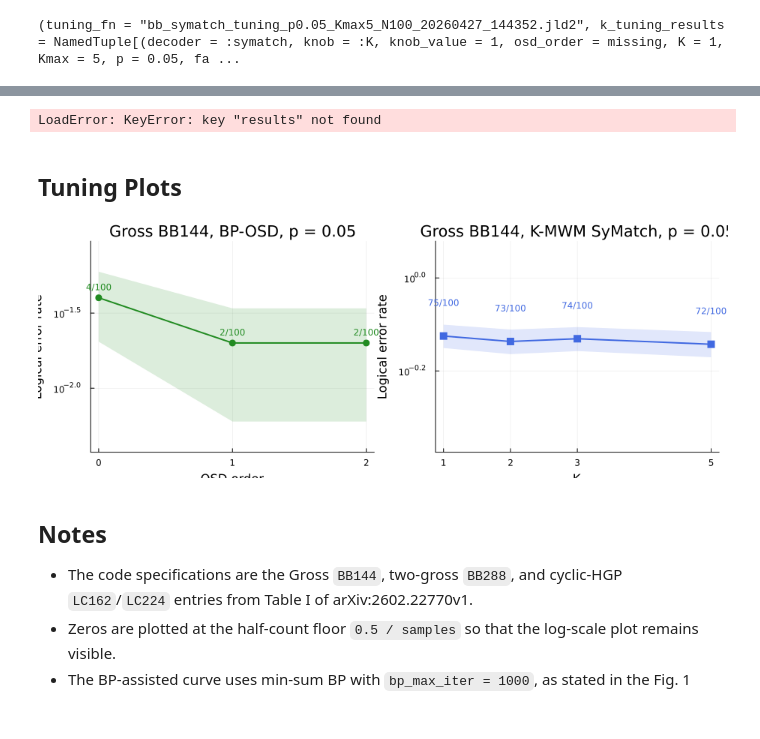
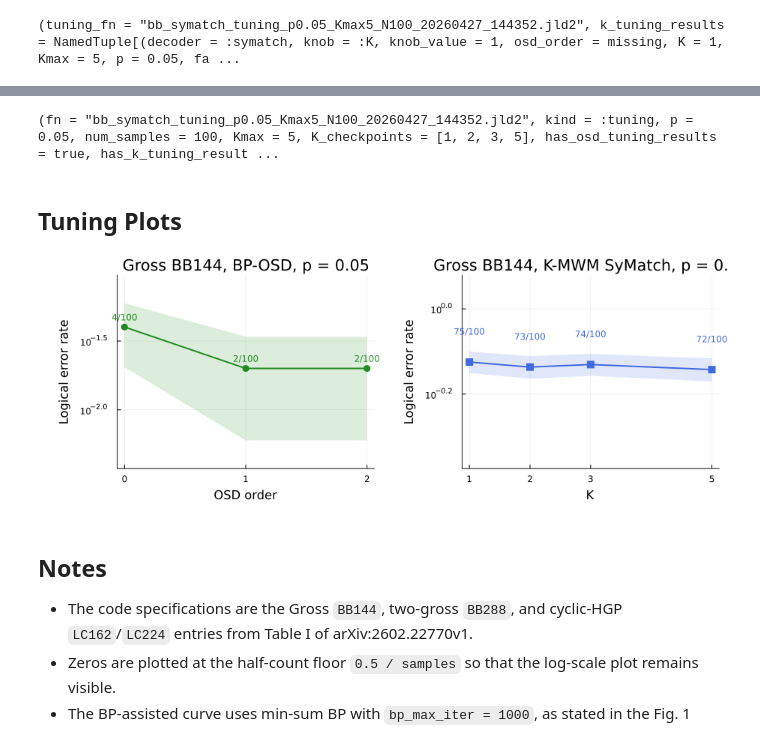
Before and after one commit to amazon-science/LatticeAlgorithms.jl, a Jupyter notebook: examples/tutorials/ldpc/bb_symatch_bitflip_mwms.ipynb, the cells around one changed output, grey strips where cells are left out. Drawn from its saved outputs; the diff is of its cells as text; code cells hidden in the pictures.

```diff
--- a/examples/tutorials/ldpc/bb_symatch_bitflip_mwms.ipynb
+++ b/examples/tutorials/ldpc/bb_symatch_bitflip_mwms.ipynb
@@ -1585,7 +1581,7 @@ fn = tuning_fn
 # %%
-# If you just ran the save cell above, `fn` already points at the fresh result.
-# Otherwise, set `fn` manually to a .jld2 generated after the paper-style symatch fix.
-fn = @isdefined(fn) ? fn : ""
+# If you just ran the K-sweep cell above, `tuning_fn` points at the fresh tuning result.
+# Otherwise, set `fn` manually to a corrected .jld2 result file.
+fn = @isdefined(fn) ? fn : (@isdefined(tuning_fn) ? tuning_fn : "")
 isempty(fn) && error("Set fn to a corrected .jld2 result file before loading saved data.")
 
 old_bad_fig1_files = Set([
@@ -1600,22 +1596,61 @@ if !isfile(fn)
 end
 
 loaded = load(fn)
-results = loaded["results"]
-prange = loaded["prange"]
-code_keys = [key for key in get(loaded, "code_keys", collect(keys(results))) if haskey(results, key)]
-decoders = get(loaded, "decoders", decoders)
-num_samples_each_core = get(loaded, "num_samples_each_core", missing)
-K = get(loaded, "K", missing)
-osd_order = get(loaded, "osd_order", missing)
-max_num_symmetries = get(loaded, "max_num_symmetries", missing)
-cylinder_direction = get(loaded, "cylinder_direction", missing)
-bp_max_iter = get(loaded, "bp_max_iter", missing)
-base_seed = get(loaded, "base_seed", missing)
-quick_smoke = get(loaded, "quick_smoke", missing)
+loaded_keys = sort(collect(keys(loaded)))
 
-(fn = fn, code_keys = code_keys, decoders = decoders, K = K, osd_order = osd_order, num_samples_each_core = num_samples_each_core)
+if haskey(loaded, "results")
+    results = loaded["results"]
+    prange = loaded["prange"]
+    code_keys = [key for key in get(loaded, "code_keys", collect(keys(results))) if haskey(results, key)]
+    decoders = haskey(loaded, "decoders") ? loaded["decoders"] : (isdefined(Main, :decoders) ? decoders : Symbol[])
+    num_samples_each_core = haskey(loaded, "num_samples_each_core") ? loaded["num_samples_each_core"] : missing
+    K = haskey(loaded, "K") ? loaded["K"] : missing
+    osd_order = haskey(loaded, "osd_order") ? loaded["osd_order"] : missing
+    max_num_symmetries = haskey(loaded, "max_num_symmetries") ? loaded["max_num_symmetries"] : missing
+    cylinder_direction = haskey(loaded, "cylinder_direction") ? loaded["cylinder_direction"] : missing
+    bp_max_iter = haskey(loaded, "bp_max_iter") ? loaded["bp_max_iter"] : missing
+    base_seed = haskey(loaded, "base_seed") ? loaded["base_seed"] : missing
+    quick_smoke = haskey(loaded, "quick_smoke") ? loaded["quick_smoke"] : missing
+
+    loaded_summary = (
+        fn = fn,
+        kind = :fig1_monte_carlo,
+        code_keys = code_keys,
+        decoders = decoders,
+        K = K,
+        osd_order = osd_order,
+        num_samples_each_core = num_samples_each_core,
+    )
+elseif haskey(loaded, "k_tuning_results") || haskey(loaded, "osd_tuning_results")
+    if haskey(loaded, "k_tuning_results") && loaded["k_tuning_results"] !== nothing
+        k_tuning_results = loaded["k_tuning_results"]
+    end
+    if haskey(loaded, "osd_tuning_results") && loaded["osd_tuning_results"] !== nothing
+        osd_tuning_results = loaded["osd_tuning_results"]
+    end
+
+    p = haskey(loaded, "p") ? loaded["p"] : (isdefined(Main, :p) ? p : missing)
+    num_samples = haskey(loaded, "num_samples") ? loaded["num_samples"] : (isdefined(Main, :num_samples) ? num_samples : missing)
+    Kmax = haskey(loaded, "Kmax") ? loaded["Kmax"] : (isdefined(Main, :Kmax) ? Kmax : missing)
+    K_checkpoints = haskey(loaded, "K_checkpoints") ? loaded["K_checkpoints"] : (isdefined(Main, :K_checkpoints) ? K_checkpoints : missing)
+
+    loaded_summary = (
+        fn = fn,
+        kind = :tuning,
+        p = p,
+        num_samples = num_samples,
+        Kmax = Kmax,
+        K_checkpoints = K_checkpoints,
+        has_osd_tuning_results = isdefined(Main, :osd_tuning_results),
+        has_k_tuning_results = isdefined(Main, :k_tuning_results),
+    )
+else
+    error("Unrecognized .jld2 result file $(fn). Available keys: $(loaded_keys)")
+end
+
+loaded_summary
 # %% [output]
-LoadError: KeyError: key "results" not found
+(fn = "bb_symatch_tuning_p0.05_Kmax5_N100_20260427_144352.jld2", kind = :tuning, p = 0.05, num_samples = 100, Kmax = 5, K_checkpoints = [1, 2, 3, 5], has_osd_tuning_results = true, has_k_tuning_result ...
 # %% [markdown]
 ## Tuning Plots
 # %%
@@ -1672,39 +1707,41 @@ function plot_tuning_results(rows, knob::Symbol; title, xlabel, color, marker)
         yminorticks = 9,
         ylim = (max(minimum(y_plot .- yband_lower) / 1.6, 1e-4), min(maximum(y_plot .+ yband_upper) * 1.6, 1.2)),
         size = (440, 330),
+        left_margin = 10Plots.mm,
+        bottom_margin = 7Plots.mm,
     )
 
     for (xi, yi, r) in zip(x, y_plot, sorted_rows)
         annotate!(plt, xi, yi * 1.18, text("$(r.failures)/$(r.samples)", 8, color))
     end
 
     return plt
 end
 
 osd_rows = isdefined(Main, :osd_tuning_results) ? osd_tuning_results : NamedTuple[]
 k_rows = isdefined(Main, :k_tuning_results) ? k_tuning_results : NamedTuple[]
 
 p_osd = plot_tuning_results(
     osd_rows,
     :osd_order;
     title = "Gross BB144, BP-OSD, p = 0.05",
     xlabel = "OSD order",
     color = :forestgreen,
     marker = :circle,
 )
 
 p_k = plot_tuning_results(
     k_rows,
     :K;
     title = "Gross BB144, K-MWM SyMatch, p = 0.05",
     xlabel = "K",
     color = :royalblue,
     marker = :square,
 )
 
 plot(p_osd, p_k; layout = (1, 2), size = (920, 340))
 # %% [output]
-[figure, old version]
+[figure, new version]
 # %% [markdown]
 ## Notes
 
```
Also changed, not shown: parts of 2 cells of this notebook.
